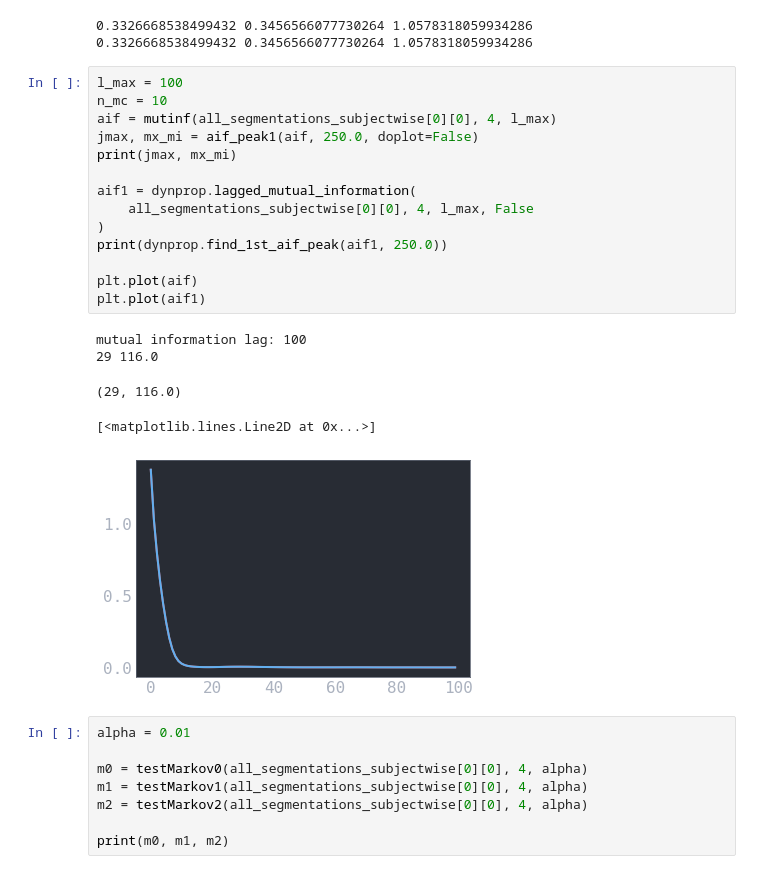
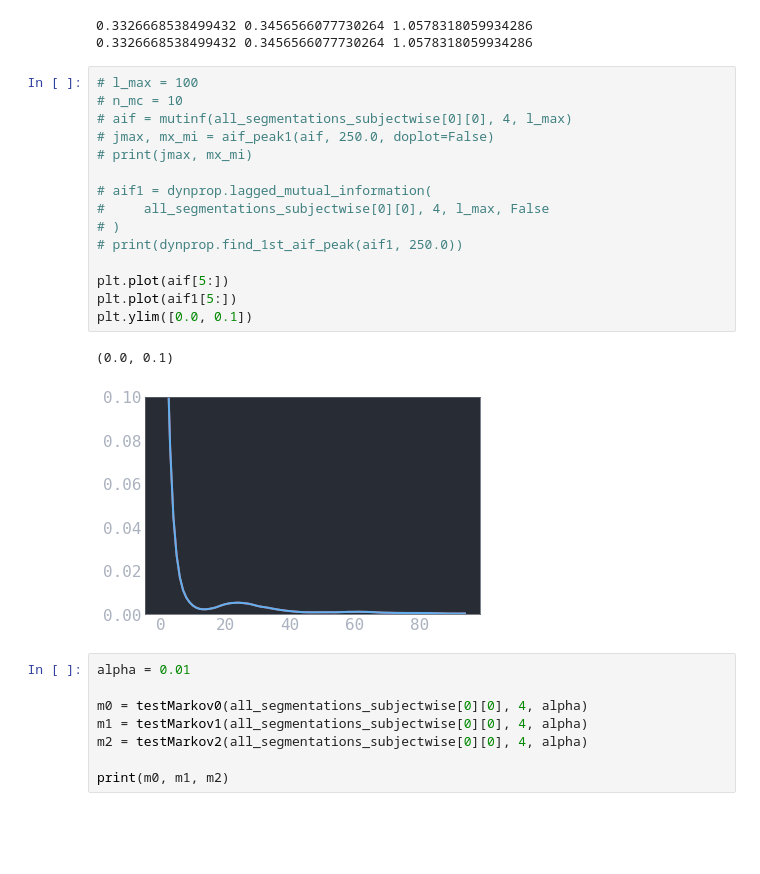
Before and after one commit to jajcayn/eeg_latent_space, a Jupyter notebook: notebooks/test_dynsystems_measures.ipynb, the cells around one changed output. Cells and saved outputs as stored; diff of their text form; blank space fills up the shorter version.

```diff
--- a/notebooks/test_dynsystems_measures.ipynb
+++ b/notebooks/test_dynsystems_measures.ipynb
@@ -547,25 +547,23 @@ print(a, c, b)
 0.3326668538499432 0.3456566077730264 1.0578318059934286
 0.3326668538499432 0.3456566077730264 1.0578318059934286
 # %%
-l_max = 100
-n_mc = 10
-aif = mutinf(all_segmentations_subjectwise[0][0], 4, l_max)
-jmax, mx_mi = aif_peak1(aif, 250.0, doplot=False)
-print(jmax, mx_mi)
+# l_max = 100
+# n_mc = 10
+# aif = mutinf(all_segmentations_subjectwise[0][0], 4, l_max)
+# jmax, mx_mi = aif_peak1(aif, 250.0, doplot=False)
+# print(jmax, mx_mi)
 
-aif1 = dynprop.lagged_mutual_information(
-    all_segmentations_subjectwise[0][0], 4, l_max, False
-)
-print(dynprop.find_1st_aif_peak(aif1, 250.0))
+# aif1 = dynprop.lagged_mutual_information(
+#     all_segmentations_subjectwise[0][0], 4, l_max, False
+# )
+# print(dynprop.find_1st_aif_peak(aif1, 250.0))
 
-plt.plot(aif)
-plt.plot(aif1)
+plt.plot(aif[5:])
+plt.plot(aif1[5:])
+plt.ylim([0.0, 0.1])
 # %% [output]
-mutual information lag: 100
-29 116.0
+(0.0, 0.1)
-(29, 116.0)
-[<matplotlib.lines.Line2D at 0x...>]
-[figure, old version]
+[figure, new version]
 # %%
 alpha = 0.01
 
```
Also changed, not shown: 5 other files.
